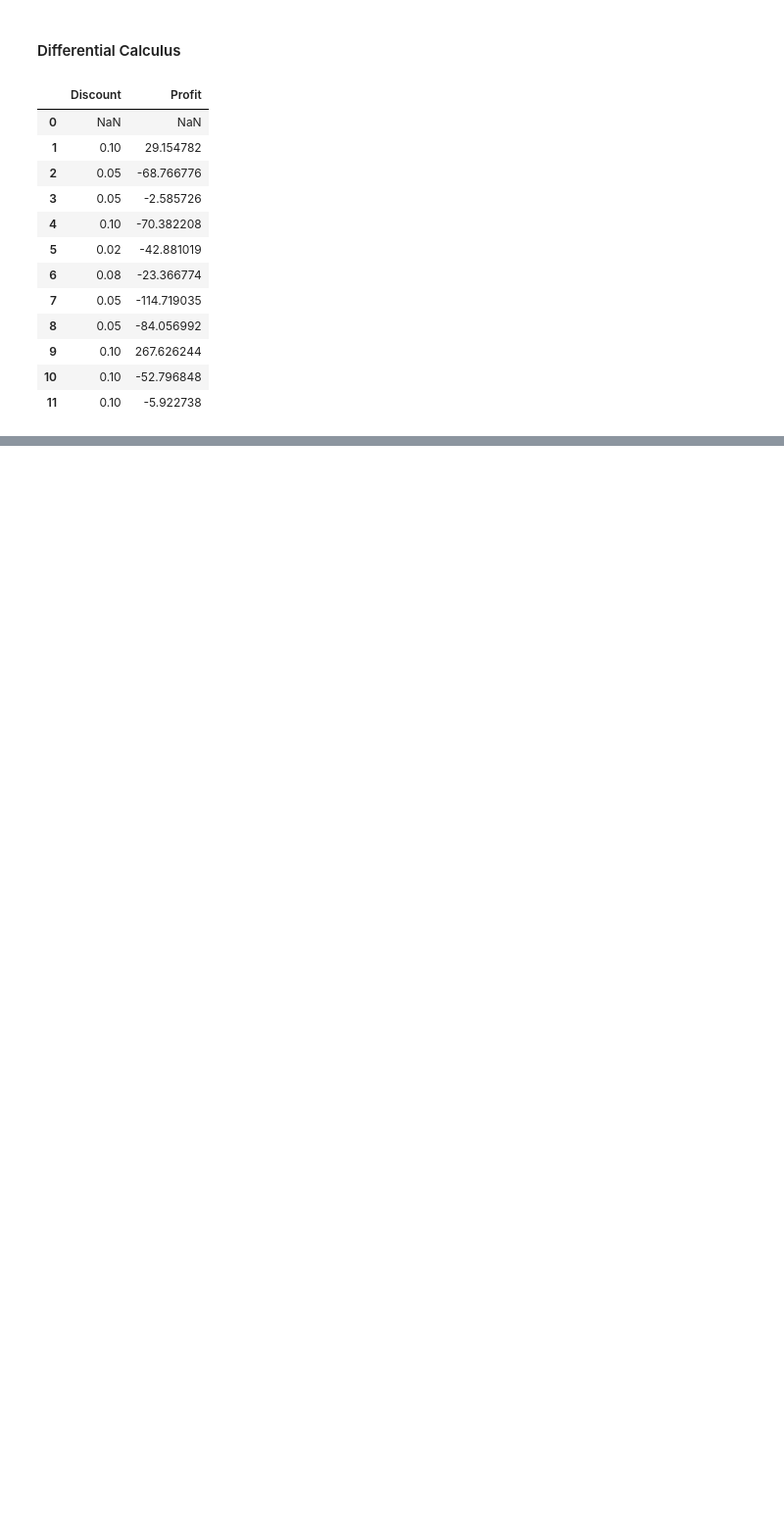
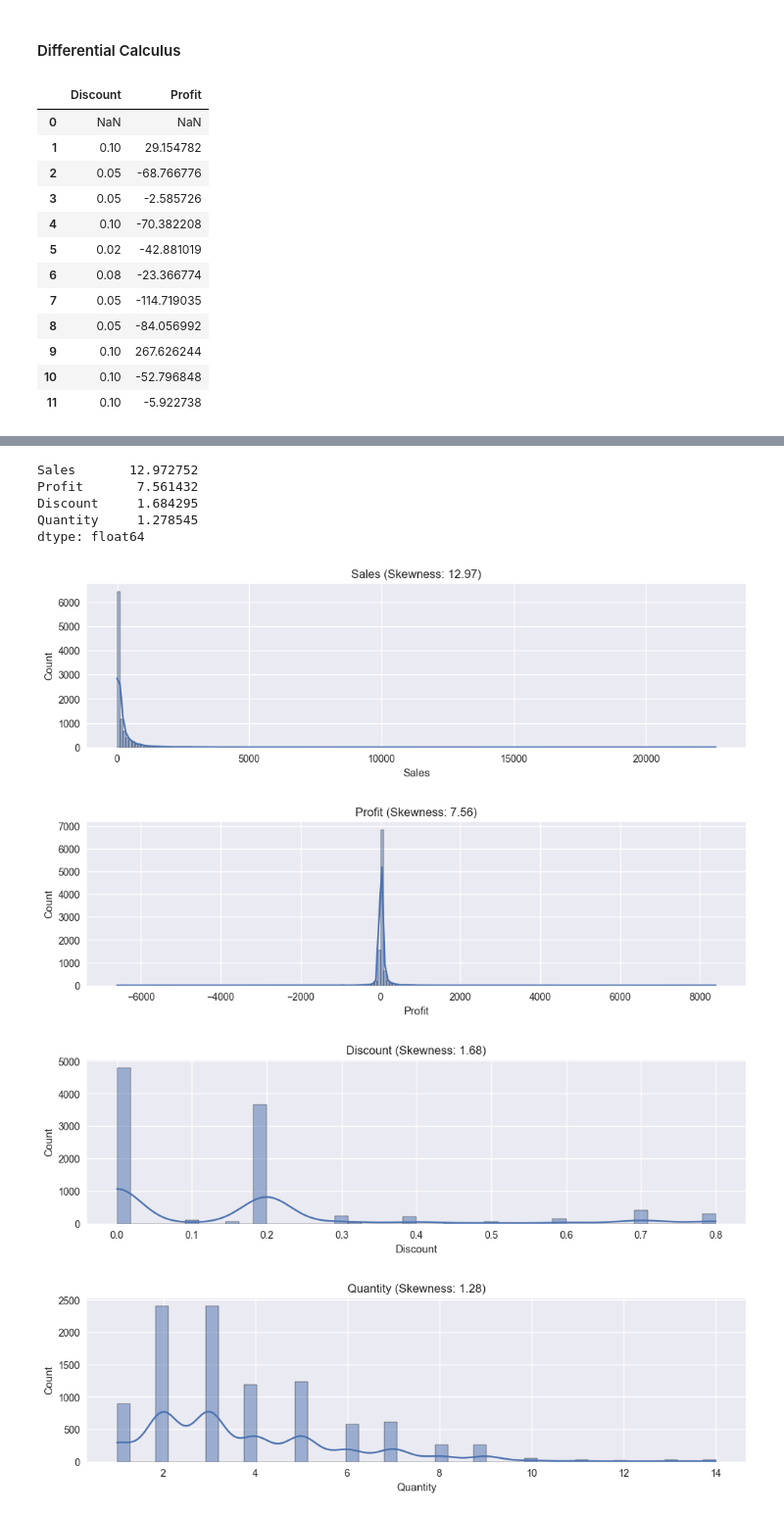
Before and after one commit to Nandhakumar2006/Sales, a Jupyter notebook: Sales.ipynb, the cells around one changed output, grey strips where cells are left out. Shown at 98% size. Cells and saved outputs as stored; diff of their text form; code cells hidden in the pictures; blank space fills up the shorter version.

Commit message:
added skew

```diff
--- a/Sales.ipynb
+++ b/Sales.ipynb
@@ -377,0 +378,23 @@ plt.show()
+# %%
+# Select numerical columns
+num_cols = ['Sales','Profit','Discount','Quantity']
+
+print(df[num_cols].skew())
+
+
+
+for col in num_cols:
+    plt.figure(figsize=(12,3))
+    sns.histplot(df[col], kde=True)
+    plt.title(f"{col} (Skewness: {df[col].skew():.2f})")
+    plt.show()
+# %% [output]
+Sales       12.972752
+Profit       7.561432
+Discount     1.684295
+Quantity     1.278545
+dtype: float64
+[figure, added]
+[figure, added]
+[figure, added]
+[figure, added]
```
Also changed, not shown: parts of 11 cells of this notebook, 1 other file.
